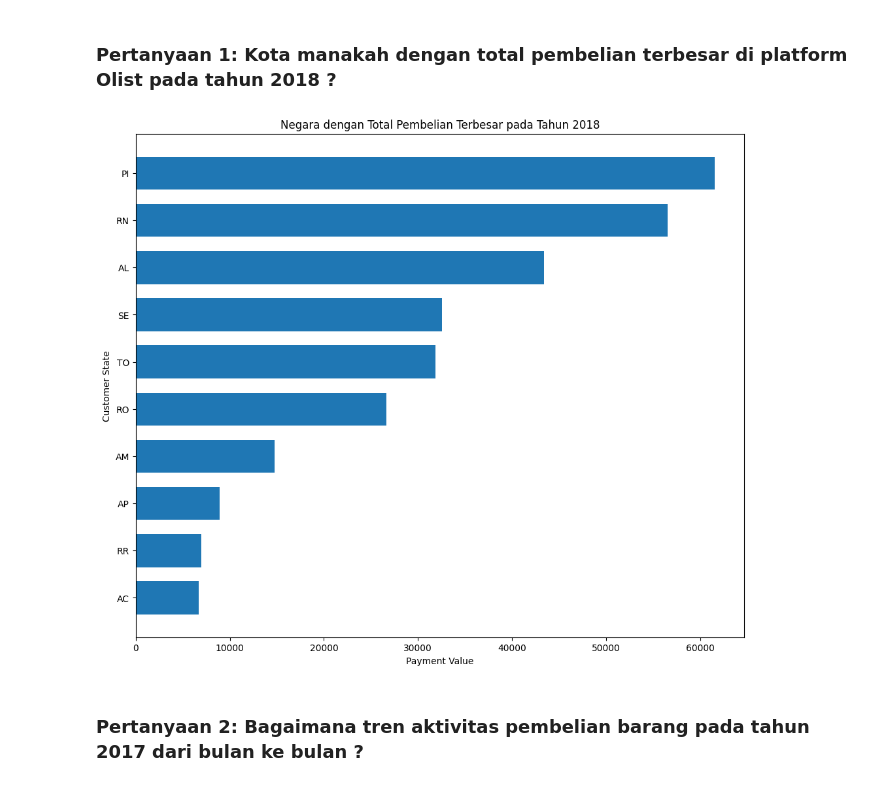
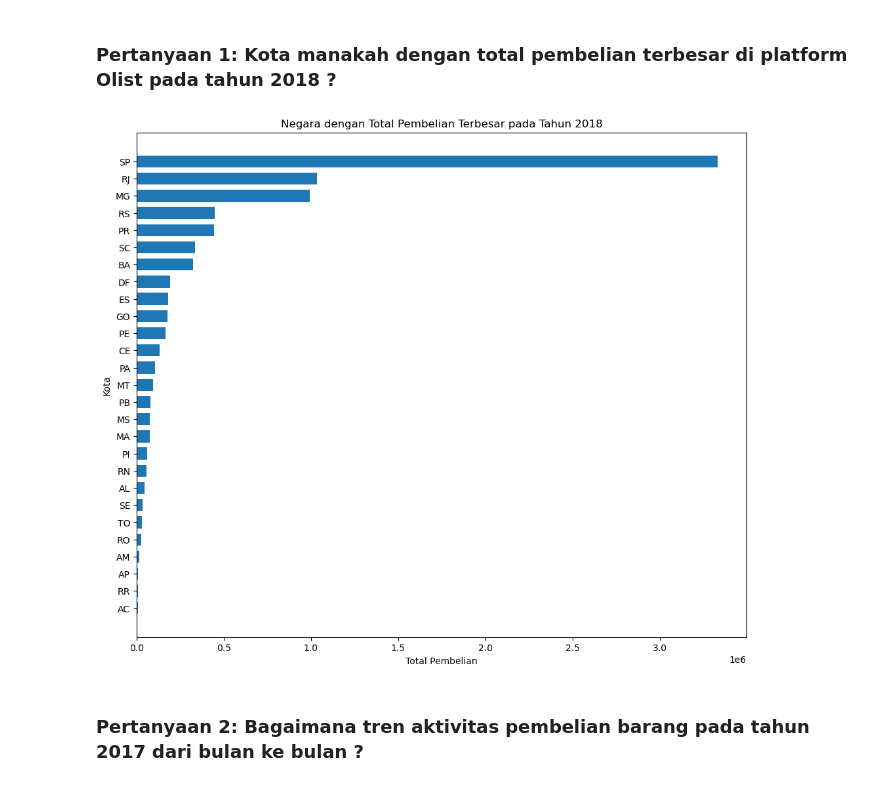
Before and after one commit to Az140304/submission_analisis_data, a Jupyter notebook: notebook.ipynb, the cells around one changed output. Cells and saved outputs as stored; diff of their text form; code cells hidden in the pictures.

Commit message:
ubah file pada notebook dan update export csv

```diff
--- a/notebook.ipynb
+++ b/notebook.ipynb
@@ -260,0 +152,2 @@ memory usage: 4.0+ MB
+# %%
+df_merge = df_merge.drop(['customer_id','customer_unique_id', 'customer_zip_code_prefix', 'customer_city', 'order_id', 'order_estimated_delivery_date'], axis=1)
@@ -265,4 +169,3 @@ df_merge["order_purchase_timestamp"] = pd.to_datetime(df_merge["order_purchase_t
 df_merge["order_approved_at"] = pd.to_datetime(df_merge["order_approved_at"]).dt.date
 df_merge["order_delivered_carrier_date"] = pd.to_datetime(df_merge["order_delivered_carrier_date"]).dt.date
 df_merge["order_delivered_customer_date"] = pd.to_datetime(df_merge["order_delivered_customer_date"]).dt.date
-df_merge["order_estimated_delivery_date"] = pd.to_datetime(df_merge["order_estimated_delivery_date"]).dt.date
@@ -270,0 +185,6 @@ Cek struktur data df_merge
+# %%
+df_merge['order_delivered_customer_date'] = pd.to_datetime(df_merge['order_delivered_customer_date'])
+df_merge['order_delivered_carrier_date'] = pd.to_datetime(df_merge['order_delivered_carrier_date'])
+
+df_merge['lama_pengiriman'] = (df_merge['order_delivered_customer_date'] - df_merge['order_delivered_carrier_date']).dt.days
+df_merge = df_merge[df_merge['lama_pengiriman'] >= 0] # Buang nilai total lama pengiriman yang kurang dari nol
@@ -358,0 +281,28 @@ plt.show()
+# %%
+df_merge['order_approved_at'] = pd.to_datetime(df_merge['order_approved_at'])
+
+# membuat kolom year_month
+df_merge['year_month'] = df_merge['order_approved_at'].dt.to_period('M')
+
+# Group by year-month dan hitung rata rata payment value
+monthly_payment = df_merge.groupby('year_month')['payment_value'].mean().reset_index()
+
+# ubah year_month menjadi string untuk plotting
+monthly_payment['year_month_str'] = monthly_payment['year_month'].astype(str)
+
+# urutkan berdasarkan year_month
+monthly_payment = monthly_payment.sort_values('year_month')
+
+# Plot bar chart menggunakan Matplotlib
+plt.figure(figsize=(10, 6))
+plt.bar(monthly_payment['year_month_str'], monthly_payment['payment_value'], color='skyblue')
+
+# Menambahkan judul dan label sumbu
+plt.title('Distribusi Rata-rata Payment Value per Bulan', fontsize=14)
+plt.xlabel('Tahun-Bulan', fontsize=12)
+plt.ylabel('Rata-rata Payment Value', fontsize=12)
+plt.xticks(rotation=45, ha='right')
+
+# Menampilkan plot
+plt.tight_layout()
+plt.show()
@@ -367,29 +328,29 @@ df_merge.to_csv('./all_data.csv', index=False)
 # %%
 df_merge['order_approved_at'] = pd.to_datetime(df_merge['order_approved_at'])
 
 df1 = df_merge[df_merge['order_approved_at'].dt.year == 2018]
 df1 = df1.groupby(['customer_state'])['payment_value'].agg('sum')
-df1 = df1.sort_values(ascending=True).head(10)
+df1 = df1.sort_values(ascending=True)
 
 x = []
 y = []
 
 for state, count in df1.items():
   x.append(state)
   y.append(count)
 
 
 
 plt.figure(figsize=(12, 10))
 
 
 plt.barh(x, y, height=0.7)
-plt.xlabel("Total Pemebelian")
+plt.xlabel("Total Pembelian")
 plt.ylabel("Kota")
 plt.title("Negara dengan Total Pembelian Terbesar pada Tahun 2018")
 plt.show()
 # %% [output]
-[figure, old version]
+[figure, new version]
 # %% [markdown]
 ### Pertanyaan 2: Bagaimana tren aktivitas pembelian barang pada tahun 2017 dari bulan ke bulan ?
 # %%
```
Also changed, not shown: parts of 51 cells of this notebook, 2 other files.
